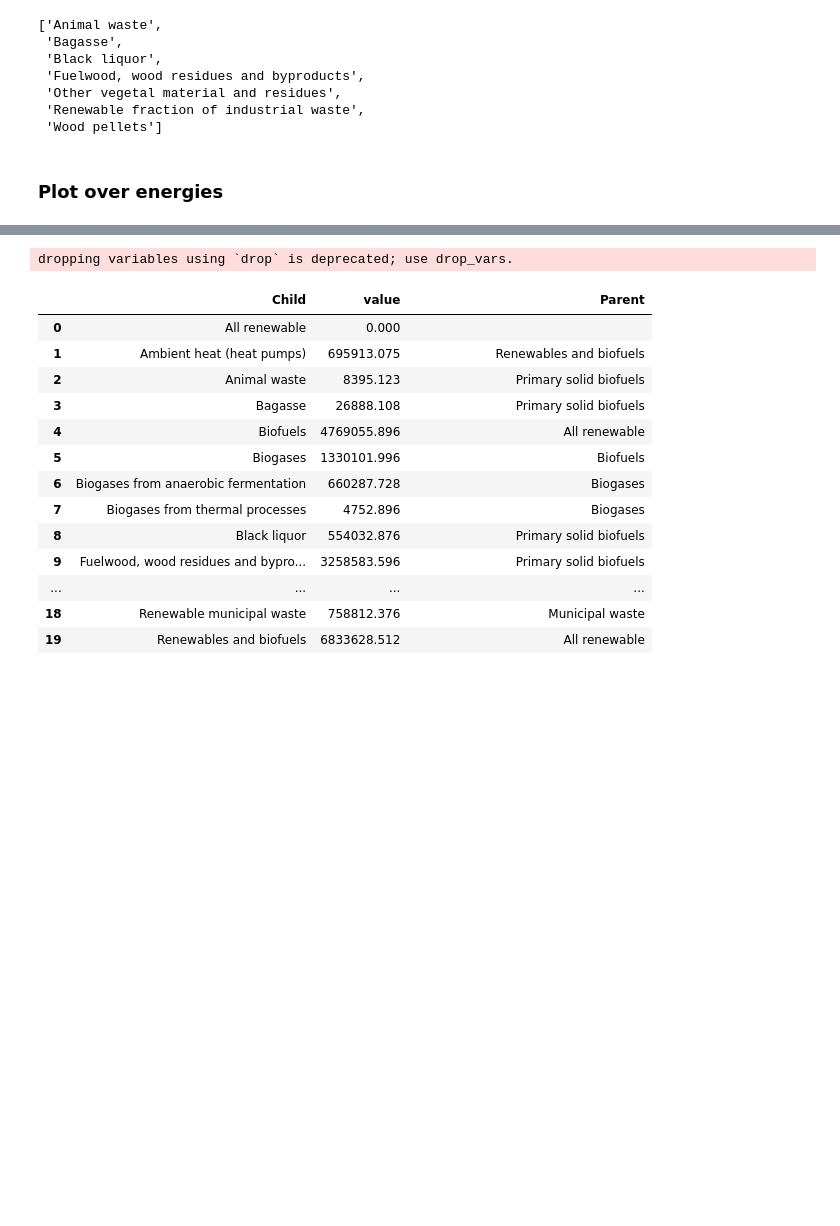
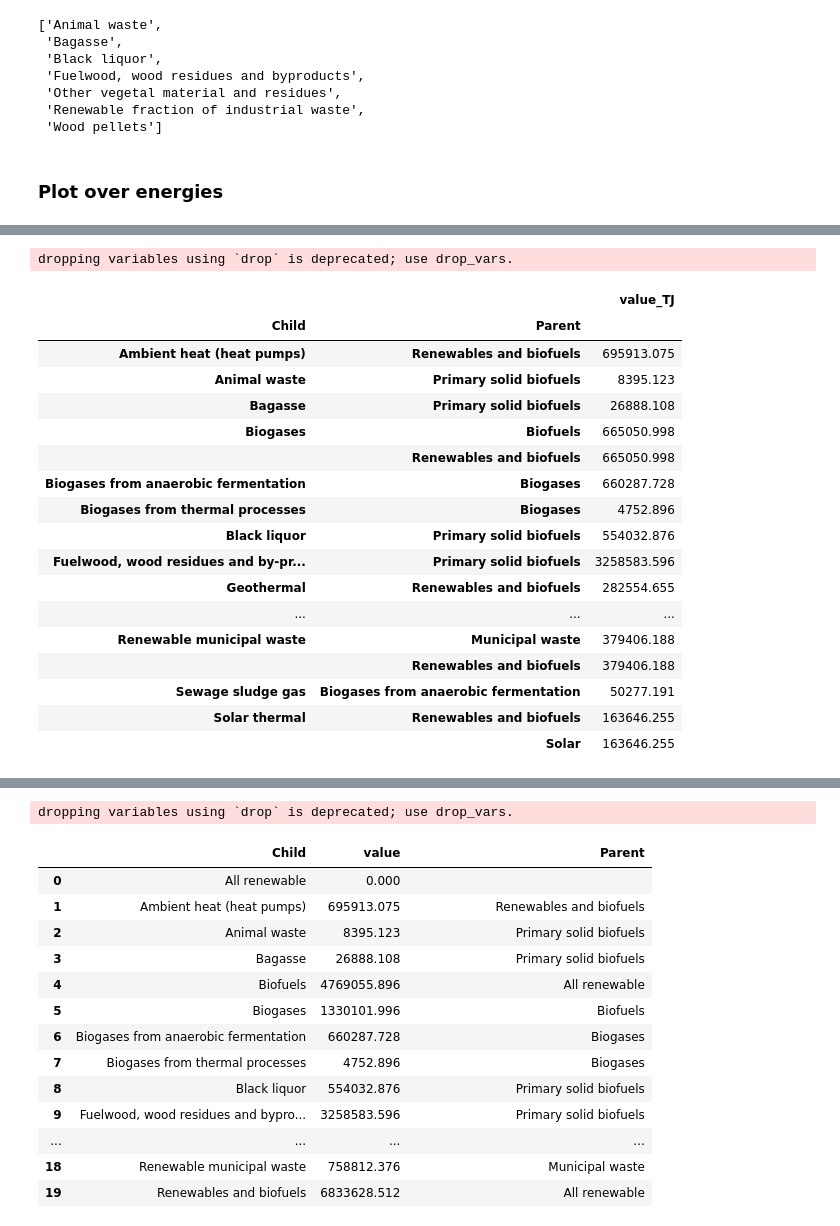
Before and after one commit to RomainBes/Eurostat, a Jupyter notebook: Eurostat_plot.ipynb, the cells around one changed output, grey strips where cells are left out. Drawn from its saved outputs; the diff is of its cells as text; code cells hidden in the pictures; blank space fills up the shorter version.

```diff
--- a/Eurostat_plot.ipynb
+++ b/Eurostat_plot.ipynb
@@ -178,0 +193,48 @@ list_energies
+# %%
+# Start from the link dataframe
+dfp = df_link.set_index(("Child", "Name"))
+dfp = (
+    dfp.reset_index()
+    .drop("Code", axis=1, level=1)
+    .droplevel(1, axis=1)
+    .set_index("Child")
+)
+# Remove wood pellet (probably a subcategory of woodfuel)
+dfp = dfp.loc[[energy for energy in ds.Energy.values if energy != "Wood pellets"]]
+# Add value
+dfp["value_TJ"] = (
+    ds.sel(Country="EU27_2020", nrg_bal="Indigenous production", Year="2022")
+    .drop(["nrg_bal", "Country", "Year"])
+    .squeeze()
+    .to_dataframe("value")
+    .value
+)
+dfp = dfp.reset_index()
+dfp.Parent = dfp.Parent.replace(
+    {
+        # "Renewables and biofuels": "All renewable energies",
+        # "Biofuels": "All renewable energies",
+    }
+)
+dfp = dfp.groupby(["Child", "Parent"]).sum()
+dfp
+# %% [output]
+dropping variables using `drop` is deprecated; use drop_vars.
+|  |  | value_TJ |
+| Child | Parent |  |
+| Ambient heat (heat pumps) | Renewables and biofuels | 695913.075 |
+| Animal waste | Primary solid biofuels | 8395.123 |
+| Bagasse | Primary solid biofuels | 26888.108 |
+| Biogases | Biofuels | 665050.998 |
+|  | Renewables and biofuels | 665050.998 |
+| Biogases from anaerobic fermentation | Biogases | 660287.728 |
+| Biogases from thermal processes | Biogases | 4752.896 |
+| Black liquor | Primary solid biofuels | 554032.876 |
+| Fuelwood, wood residues and by-pr... | Primary solid biofuels | 3258583.596 |
+| Geothermal | Renewables and biofuels | 282554.655 |
+| ... | ... | ... |
+| Renewable municipal waste | Municipal waste | 379406.188 |
+|  | Renewables and biofuels | 379406.188 |
+| Sewage sludge gas | Biogases from anaerobic fermentation | 50277.191 |
+| Solar thermal | Renewables and biofuels | 163646.255 |
+|  | Solar | 163646.255 |
```
Also changed, not shown: parts of 2 cells of this notebook, 3 other files.
